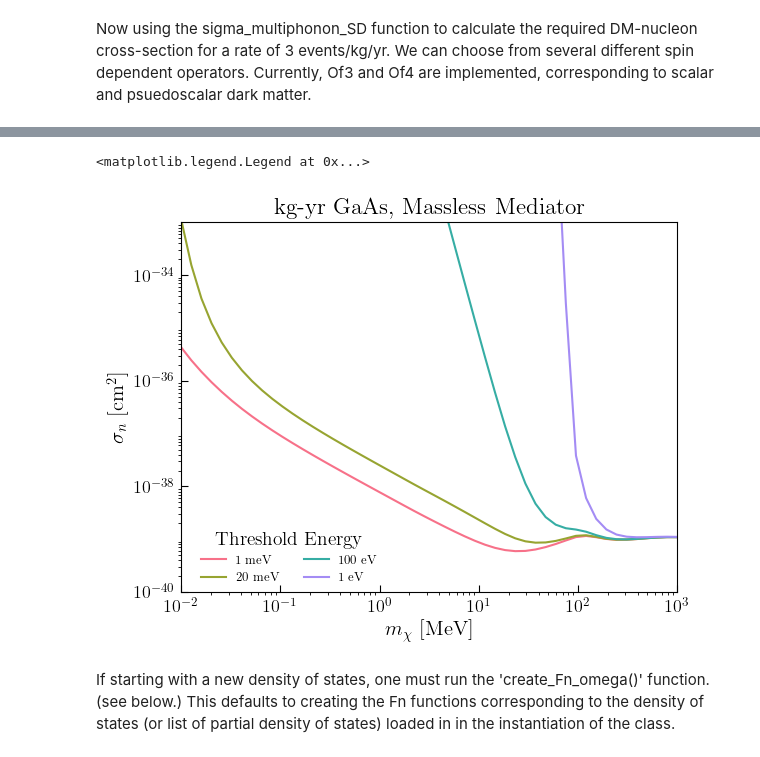
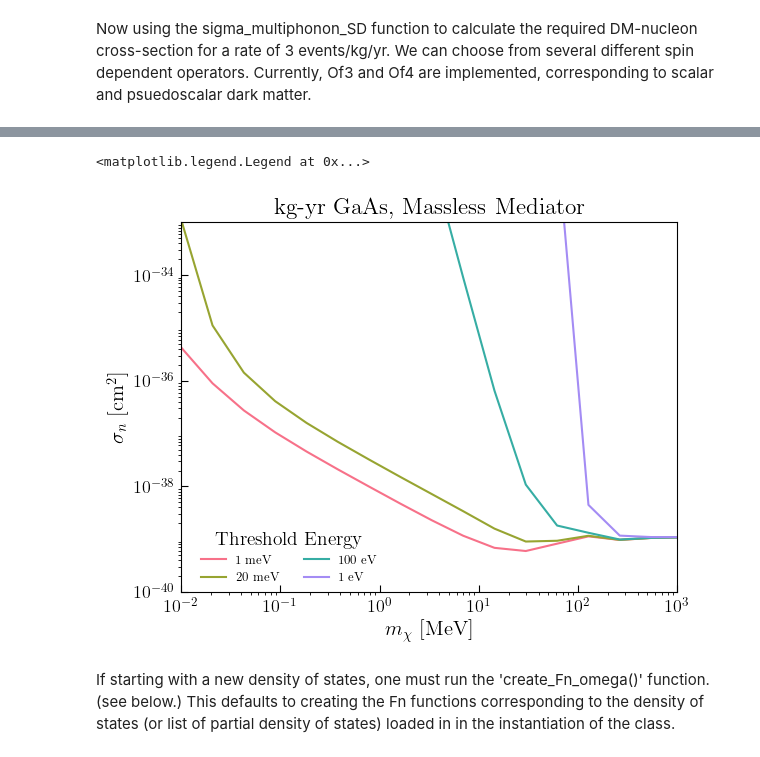
Before and after one commit to tongylin/DarkELF, a Jupyter notebook: examples/darkelf_multiphonons_spin_dependent.ipynb, the cells around one changed output, grey strips where cells are left out. Cells and saved outputs as stored; diff of their text form; code cells hidden in the pictures.

```diff
--- a/examples/darkelf_multiphonons_spin_dependent.ipynb
+++ b/examples/darkelf_multiphonons_spin_dependent.ipynb
@@ -136,9 +139,9 @@ Type:      method
 # %%
 import seaborn as sns
 
-points = 50
+points = 20
 
-mdm = np.logspace(4, 9, points)
+mdm = np.logspace(4, 10, points)
 
 reaches1 = np.zeros(points)
 reaches2 = np.zeros(points)
@@ -148,7 +151,7 @@ reaches4 = np.zeros(points)
 import time
 
 for i, mass in enumerate(tqdm(mdm)):
-    gaas.update_params(mX = mass, mediator = 'heavy', SD_op = "A'") # update the DM mass
+    gaas.update_params(mX = mass, mediator = 'massive', SD_op = "A'") # update the DM mass
     reaches1[i] = gaas.sigma_multiphonons_SD(threshold=1e-3)
     reaches2[i] = gaas.sigma_multiphonons_SD(threshold=20e-3)
     reaches3[i] = gaas.sigma_multiphonons_SD(threshold=1e-1)
@@ -161,34 +164,34 @@ fig, ax = plt.subplots()
 
 ax.plot(mdm/1e6, reaches1, label='$1$ meV', color=colors[0])
 ax.plot(mdm/1e6, reaches2, label='$20$ meV', color=colors[1])
 ax.plot(mdm/1e6, reaches3, label='$100$ eV', color=colors[2])
 ax.plot(mdm/1e6, reaches4, label='$1$ eV', color=colors[3])
 
 
 ax.set_xscale('log')
 ax.set_yscale('log')
 
 ax.set_xlabel(r'$m_\chi \ [\mathrm{MeV}]$',fontsize=15)
 ax.set_ylabel(r'$\sigma_n \ [\mathrm{cm}^2]$',fontsize=15)
 
 ax.tick_params(axis="both",which="major",labelsize=13,direction="in",pad=5)
 
 ax.set_title(r'kg-yr GaAs, Massless Mediator')
 
 ax.set_xlim([1e-2,1e3])
 ax.set_ylim([1e-40,1e-33])
 
 xtick_major = [pow(10.,n) for n in range(-2,4,1)]
 ytick_major = [pow(10.,n) for n in range(-40,-33,2)]
 ax.set_yticks(ytick_major)
 ax.set_xticks(xtick_major)
 
 ax.legend(loc=(0.03,0.01),fontsize=9,frameon=False,ncol=2,title='Threshold Energy')
 
 #plt.savefig(plotdir+"gaas_heavy_multiphonon_SD.pdf",bbox_inches='tight')
 # %% [output]
 <matplotlib.legend.Legend at 0x...>
-[figure, old version]
+[figure, new version]
 # %% [markdown]
 If starting with a new density of states, one must run the 'create_Fn_omega()' function. (see below.) This defaults to creating the Fn functions corresponding to the density of states (or list of partial density of states) loaded in in the instantiation of the class.
 # %% [markdown]
```
Also changed, not shown: parts of 7 cells of this notebook, 2 other files.
